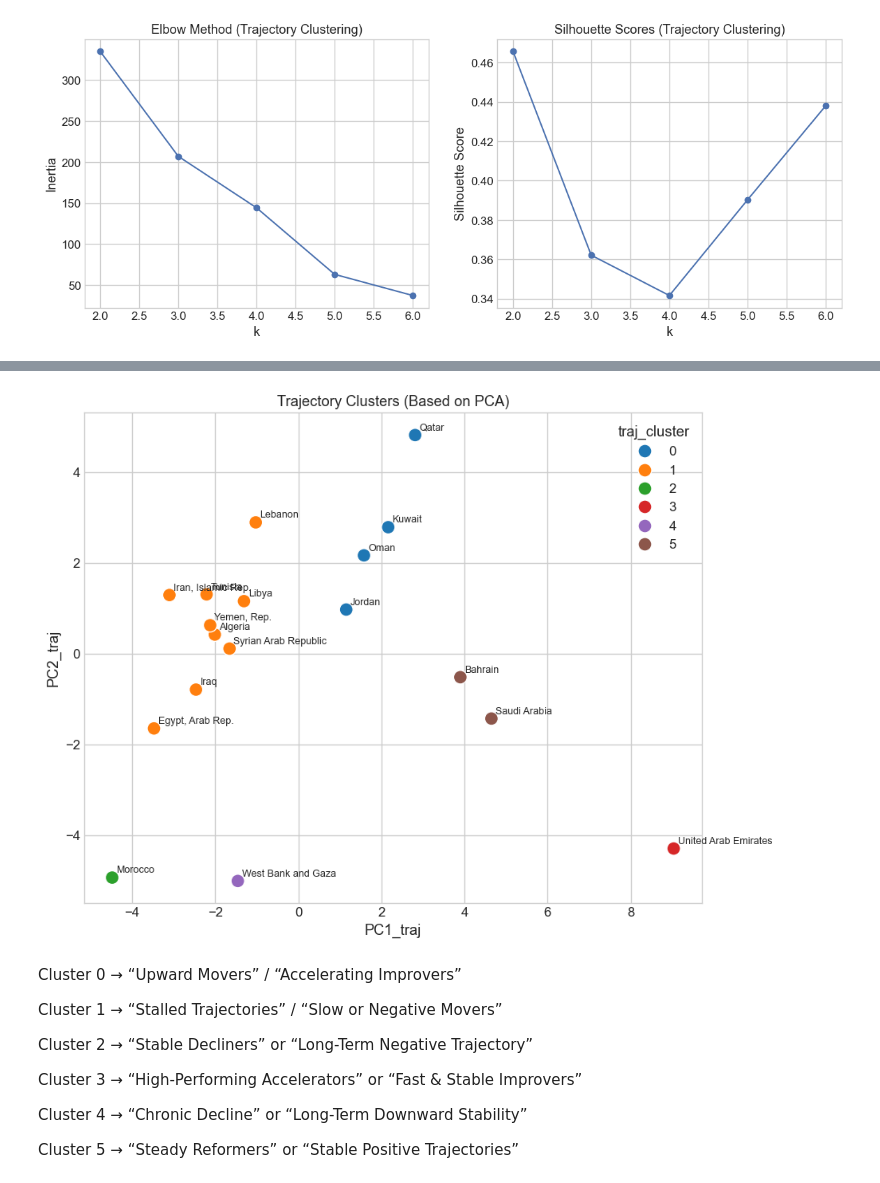
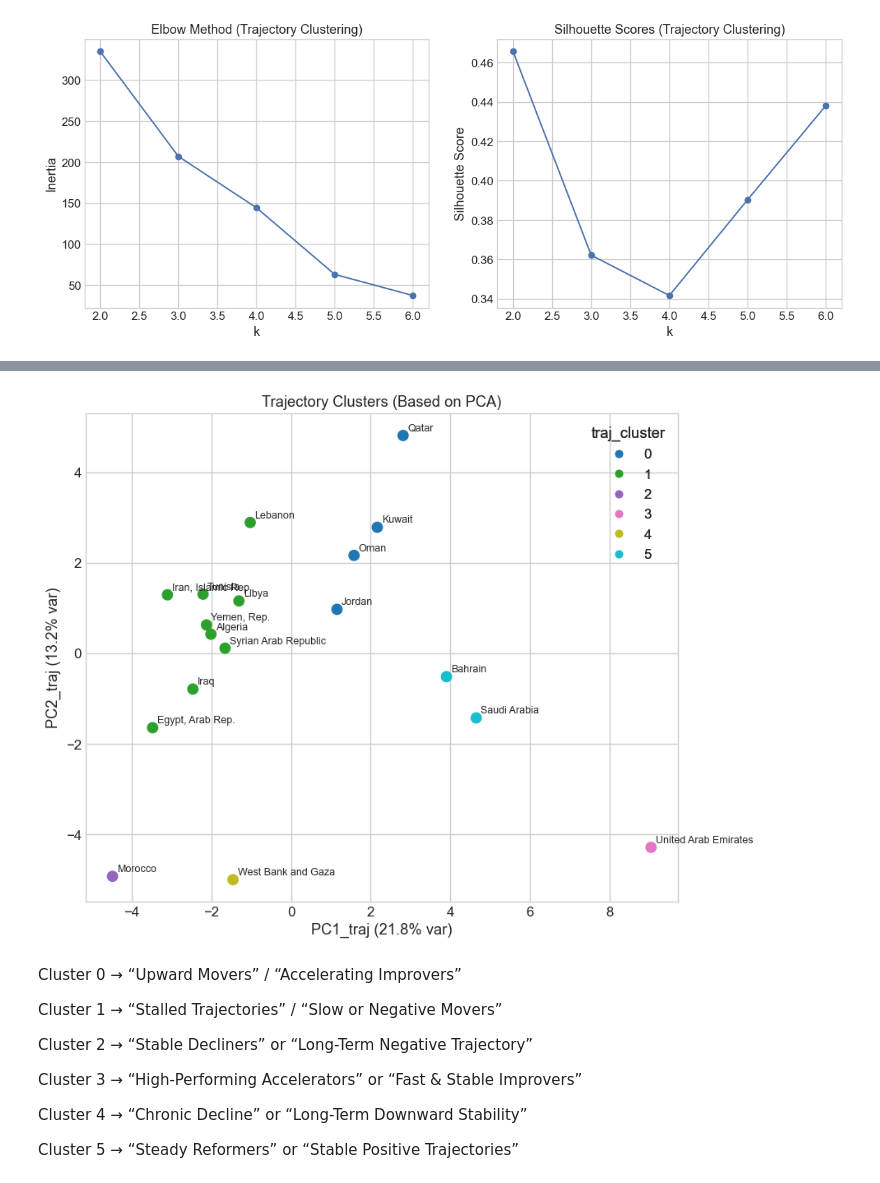
Before and after one commit to daniehben/worldbank-api-pipeline, a Jupyter notebook: notebooks/traj_Clustering.ipynb, the cells around one changed output, grey strips where cells are left out. Saved outputs shown, nothing was run; the diff lists cells and outputs as text; code cells hidden in the pictures.

```diff
--- a/notebooks/traj_Clustering.ipynb
+++ b/notebooks/traj_Clustering.ipynb
@@ -377,7 +311,13 @@ traj_pca_df = pd.DataFrame(
     columns=["PC1_traj", "PC2_traj", "PC3_traj"]
 )
 
-traj_pca_df["region"] = traj_pca_df.index.map(t_df['region'])
+country_region = (
+    traj_clean[["country_name", "region"]]
+    .drop_duplicates()
+    .set_index("country_name")["region"]
+)
+
+traj_pca_df["region"] = traj_pca_df.index.map(country_region)
 
 
 fig, ax = plt.subplots(figsize=(8, 6))
@@ -415,7 +494,7 @@ Index(['PC1_traj', 'PC2_traj', 'PC3_traj', 'region'], dtype='object')
 # %%
 
 # Use first 3 PCs for clustering
-traj_for_cluster = traj_pca_df[["PC1_traj", "PC2_traj", "PC3_traj"]]
+traj_for_cluster = traj_pca_df[["PC1_traj", "PC2_traj", "PC3_traj"]].copy()
 
 traj_for_cluster.head()
 # %% [output]
@@ -469,23 +558,37 @@ traj_pca_df["traj_cluster"] = traj_labels
 # %%
-plt.figure(figsize=(10,8))
-sns.scatterplot(
-    data=traj_pca_df,
-    x="PC1_traj", y="PC2_traj",
-    hue="traj_cluster", palette="tab10", s=150
+# ==== Cell 16: Scatter plot with trajectory cluster colours =================
+
+fig, ax = plt.subplots(figsize=(9, 7))
+
+scatter = ax.scatter(
+    traj_pca_df["PC1_traj"],
+    traj_pca_df["PC2_traj"],
+    c=traj_pca_df["traj_cluster"],
+    cmap="tab10",
+    s=80
 )
 
 for country in traj_pca_df.index:
-    plt.text(
-        traj_pca_df.loc[country, "PC1_traj"] + 0.1,
-        traj_pca_df.loc[country, "PC2_traj"] + 0.1,
-        country, fontsize=9
-    )
+    x = traj_pca_df.loc[country, "PC1_traj"]
+    y = traj_pca_df.loc[country, "PC2_traj"]
+    ax.annotate(country, (x, y), fontsize=9, xytext=(4, 4), textcoords="offset points")
 
-plt.title("Trajectory Clusters (Based on PCA)")
-plt.savefig(OUTPUT_DIR / "traj_clusters_pca.png", dpi=300)
+legend1 = ax.legend(
+    *scatter.legend_elements(),
+    title="traj_cluster",
+    loc="best"
+)
+ax.add_artist(legend1)
+
+ax.set_xlabel(f"PC1_traj ({traj_var_ratio[0]*100:.1f}% var)")
+ax.set_ylabel(f"PC2_traj ({traj_var_ratio[1]*100:.1f}% var)")
+ax.set_title("Trajectory Clusters (Based on PCA)")
+
+plt.tight_layout()
+plt.savefig(OUTPUT_DIR / "traj_clusters_pca_space.png", dpi=300)
 plt.show()
 # %% [output]
-[figure, old version]
+[figure, new version]
 # %% [markdown]
 Cluster 0 → “Upward Movers” / “Accelerating Improvers”
 
```
Also changed, not shown: parts of 37 cells of this notebook, 2 other files.
